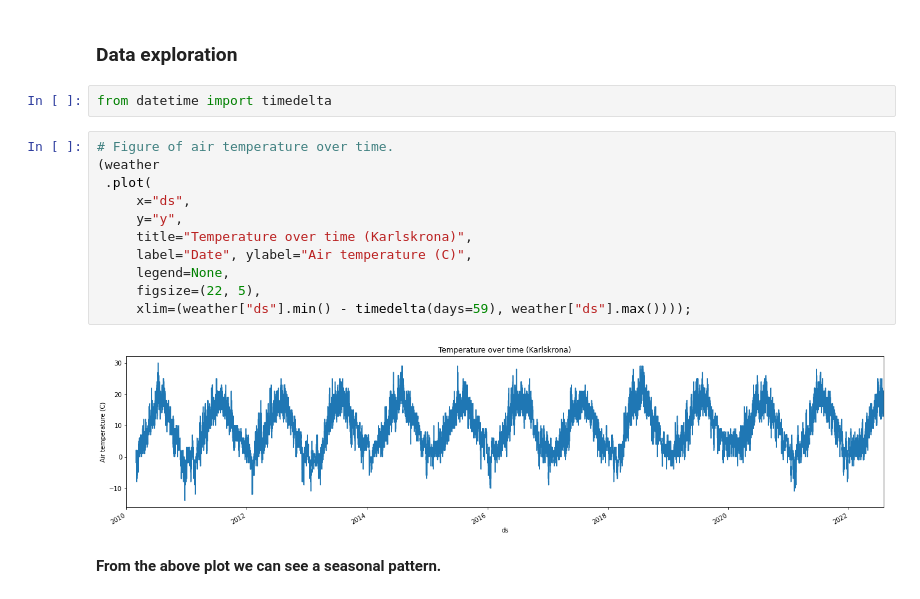
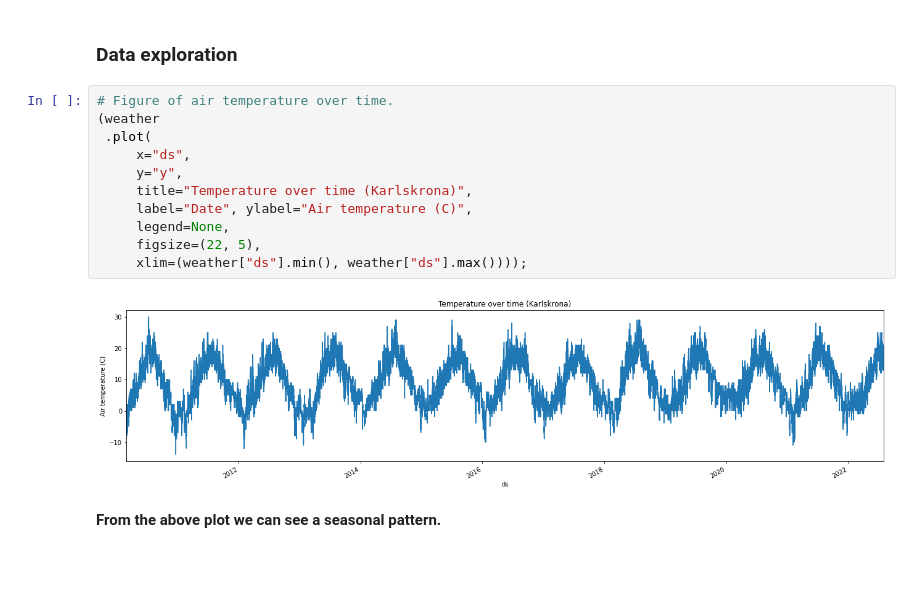
Before and after one commit to Peshkatar/prophet-weather-forecast, a Jupyter notebook: model.ipynb, the cells around one changed output. Cells and saved outputs as stored; diff of their text form; blank space fills up the shorter version.

```diff
--- a/model.ipynb
+++ b/model.ipynb
@@ -87,21 +87,19 @@ y     0
 dtype: int64
 # %% [markdown]
 ### Data exploration
-# %%
-from datetime import timedelta
 # %%
 # Figure of air temperature over time.
 (weather
  .plot(
      x="ds",
      y="y",
      title="Temperature over time (Karlskrona)",
      label="Date", ylabel="Air temperature (C)",
      legend=None,
      figsize=(22, 5),
-     xlim=(weather["ds"].min() - timedelta(days=59), weather["ds"].max())));
+     xlim=(weather["ds"].min(), weather["ds"].max())));
 # %% [output]
-[figure, old version]
+[figure, new version]
 # %% [markdown]
 **From the above plot we can see a seasonal pattern.**
 # %%
```
Also changed, not shown: parts of 3 cells of this notebook.
